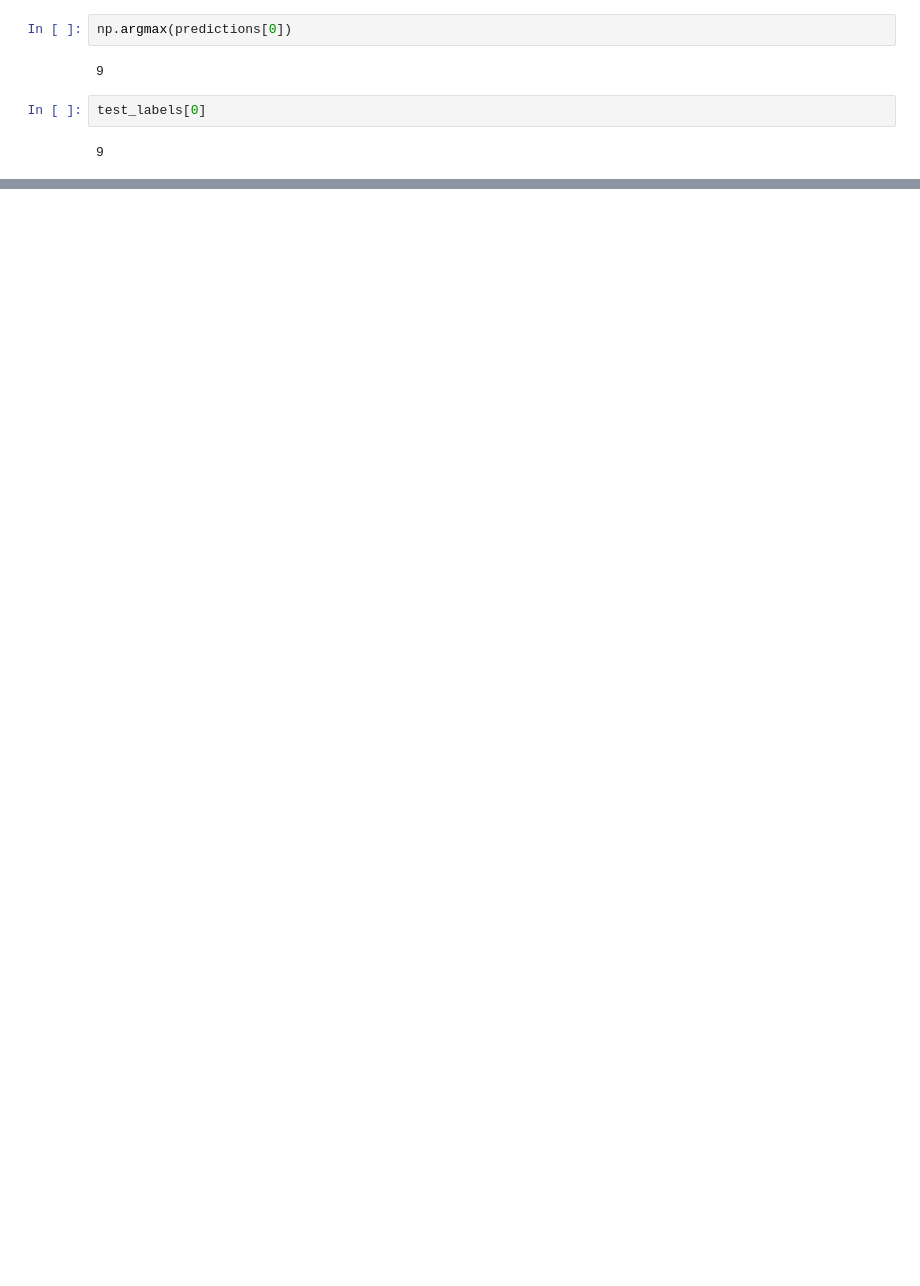
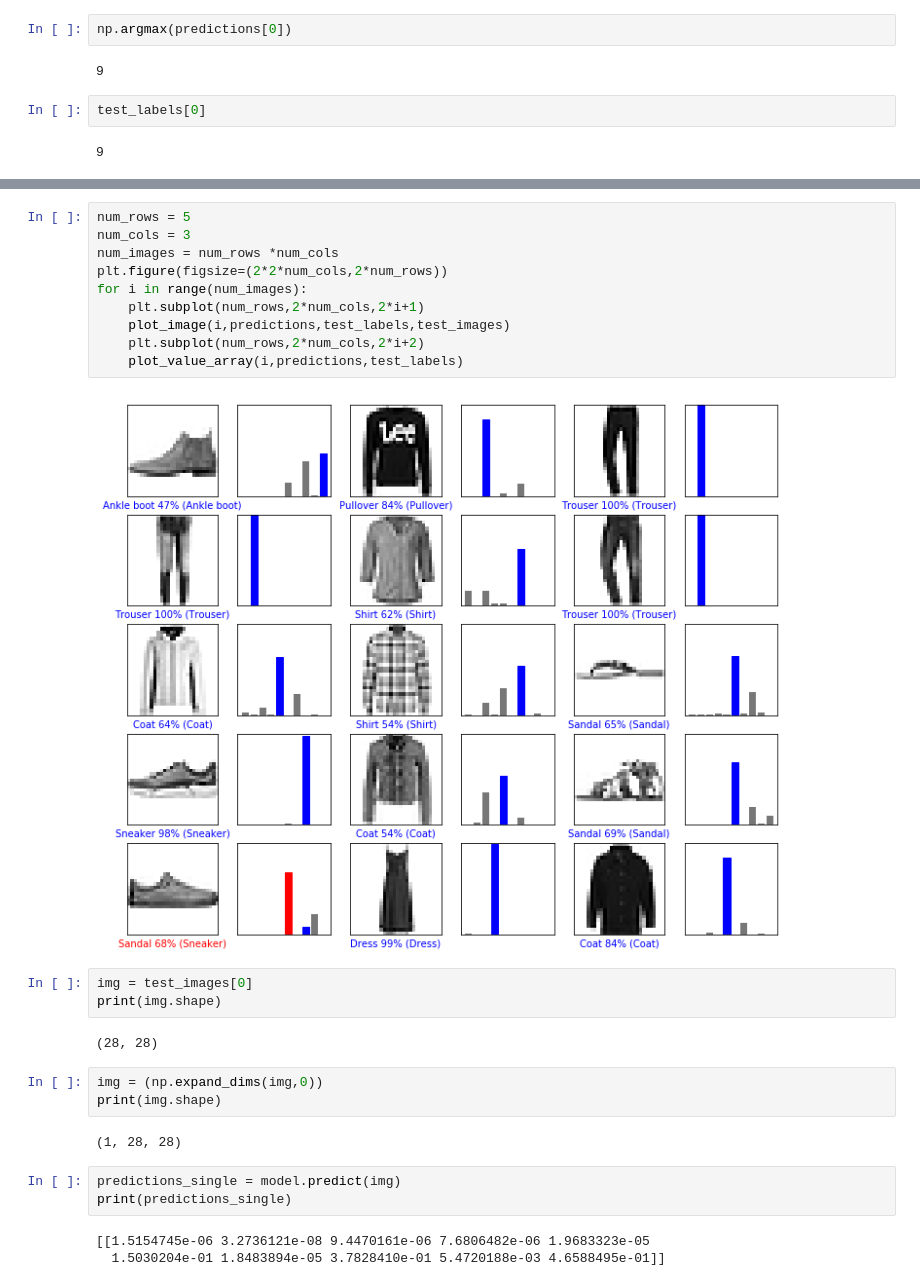
Before and after one commit to 515074431/tensorflow-study-notes, a Jupyter notebook: 训练首个神经网络：基本分类2.ipynb, the cells around one changed output, grey strips where cells are left out. Saved outputs shown, nothing was run; the diff lists cells and outputs as text; blank space fills up the shorter version.

```diff
--- a/训练首个神经网络：基本分类2.ipynb
+++ b/训练首个神经网络：基本分类2.ipynb
@@ -119,0 +153,28 @@ test_labels[0]
+# %%
+num_rows = 5
+num_cols = 3
+num_images = num_rows *num_cols
+plt.figure(figsize=(2*2*num_cols,2*num_rows))
+for i in range(num_images):
+    plt.subplot(num_rows,2*num_cols,2*i+1)
+    plot_image(i,predictions,test_labels,test_images)
+    plt.subplot(num_rows,2*num_cols,2*i+2)
+    plot_value_array(i,predictions,test_labels)
+# %% [output]
+[figure, added]
+# %%
+img = test_images[0]
+print(img.shape)
+# %% [output]
+(28, 28)
+# %%
+img = (np.expand_dims(img,0))
+print(img.shape)
+# %% [output]
+(1, 28, 28)
+# %%
+predictions_single = model.predict(img)
+print(predictions_single)
+# %% [output]
+[[1.5154745e-06 3.2736121e-08 9.4470161e-06 7.6806482e-06 1.9683323e-05
+  1.5030204e-01 1.8483894e-05 3.7828410e-01 5.4720188e-03 4.6588495e-01]]
```
Also changed, not shown: parts of 10 cells of this notebook, 10 other files.
